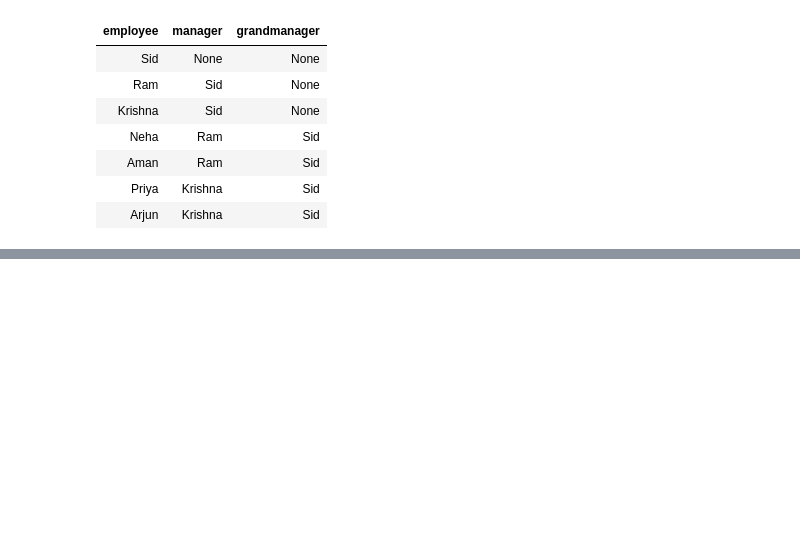
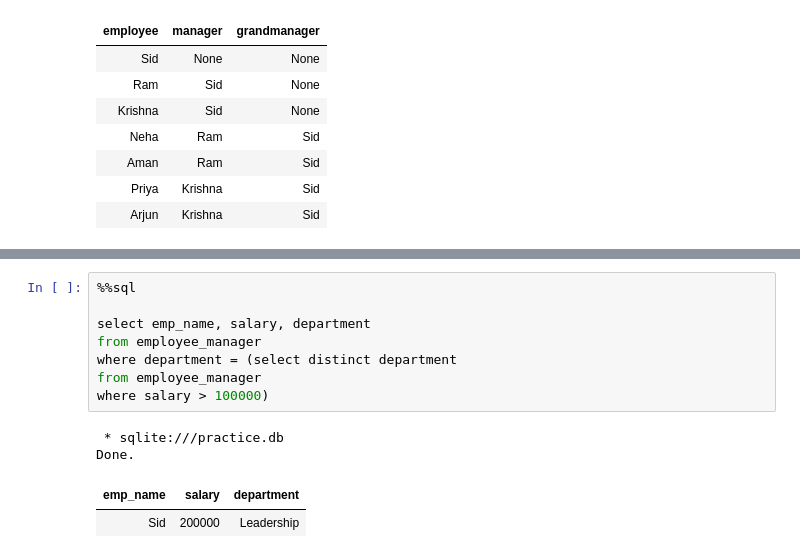
Before and after one commit to sidgun8/Personal-Hardwork, a Jupyter notebook: sqlpractise.ipynb, the cells around one changed output, grey strips where cells are left out. Drawn from its saved outputs; the diff is of its cells as text; blank space fills up the shorter version.

```diff
--- a/sqlpractise.ipynb
+++ b/sqlpractise.ipynb
@@ -1019,0 +1128,13 @@ from
+# %%
+%%sql
+
+select emp_name, salary, department
+from employee_manager
+where department = (select distinct department
+from employee_manager
+where salary > 100000)
+# %% [output]
+ * sqlite:///practice.db
+Done.
+| emp_name | salary | department |
+| Sid | 200000 | Leadership |
```
Also changed, not shown: parts of 10 cells of this notebook.
